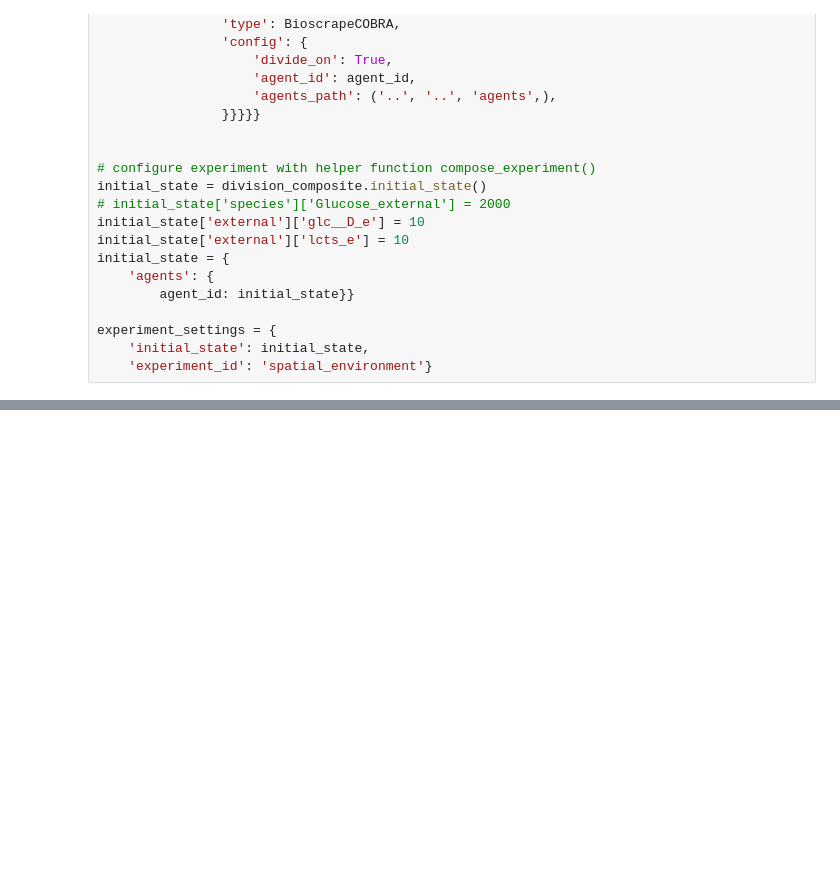
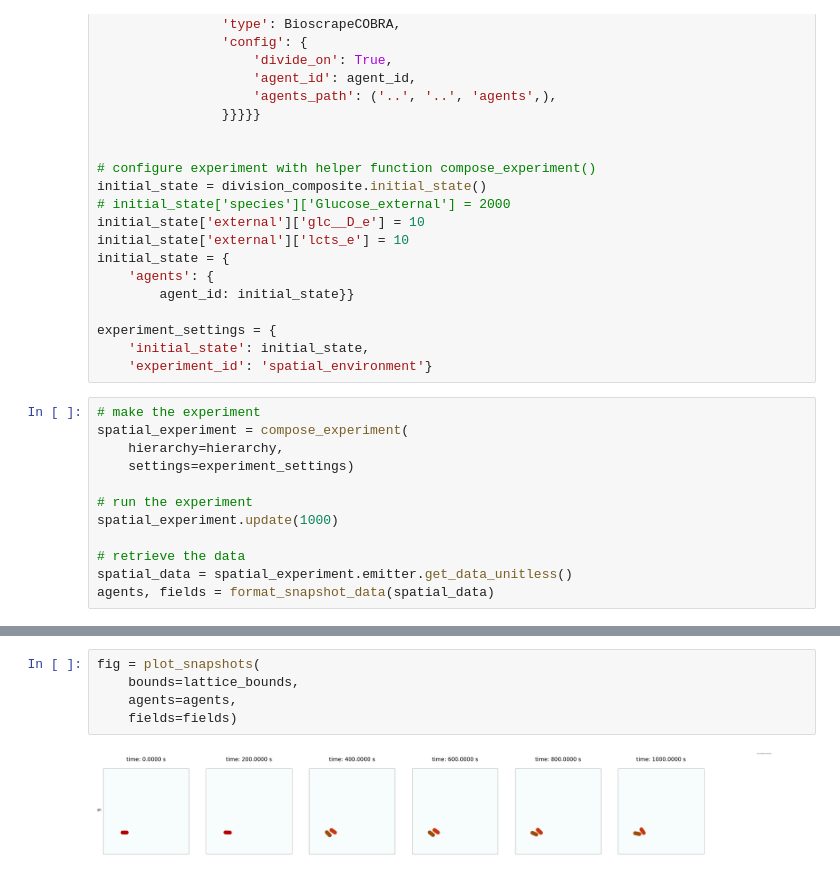
Before and after one commit to vivarium-collective/vivarium-notebooks, a Jupyter notebook: Lac Operon Model/bioscrape-cobra.ipynb, the cells around one changed output, grey strips where cells are left out. Drawn from its saved outputs; the diff is of its cells as text; blank space fills up the shorter version.

Commit message:
get interactive plot working again

```diff
--- a/Lac Operon Model/bioscrape-cobra.ipynb
+++ b/Lac Operon Model/bioscrape-cobra.ipynb
@@ -687,3 +687,15 @@ initial_state = {
 experiment_settings = {
     'initial_state': initial_state,
     'experiment_id': 'spatial_environment'}
+# %%
+# make the experiment
+spatial_experiment = compose_experiment(
+    hierarchy=hierarchy,
+    settings=experiment_settings)
+
+# run the experiment
+spatial_experiment.update(1000)
+
+# retrieve the data
+spatial_data = spatial_experiment.emitter.get_data_unitless()
+agents, fields = format_snapshot_data(spatial_data)
@@ -689,0 +706,7 @@ experiment_settings = {
+# %%
+fig = plot_snapshots(
+    bounds=lattice_bounds,
+    agents=agents,
+    fields=fields)
+# %% [output]
+[figure, added]
```
Also changed, not shown: parts of 4 cells of this notebook.
